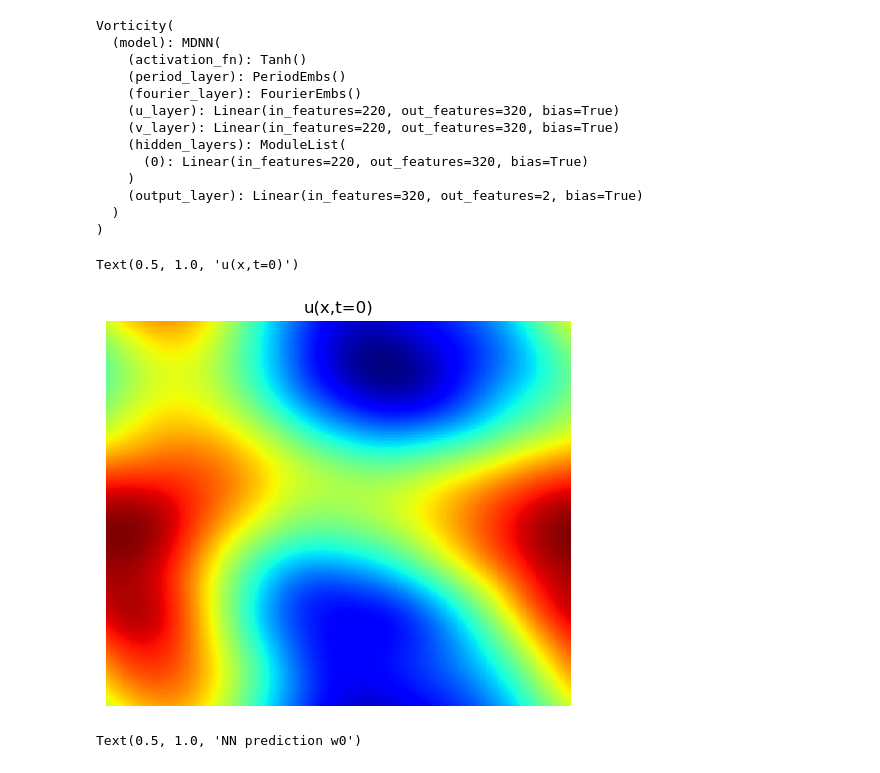
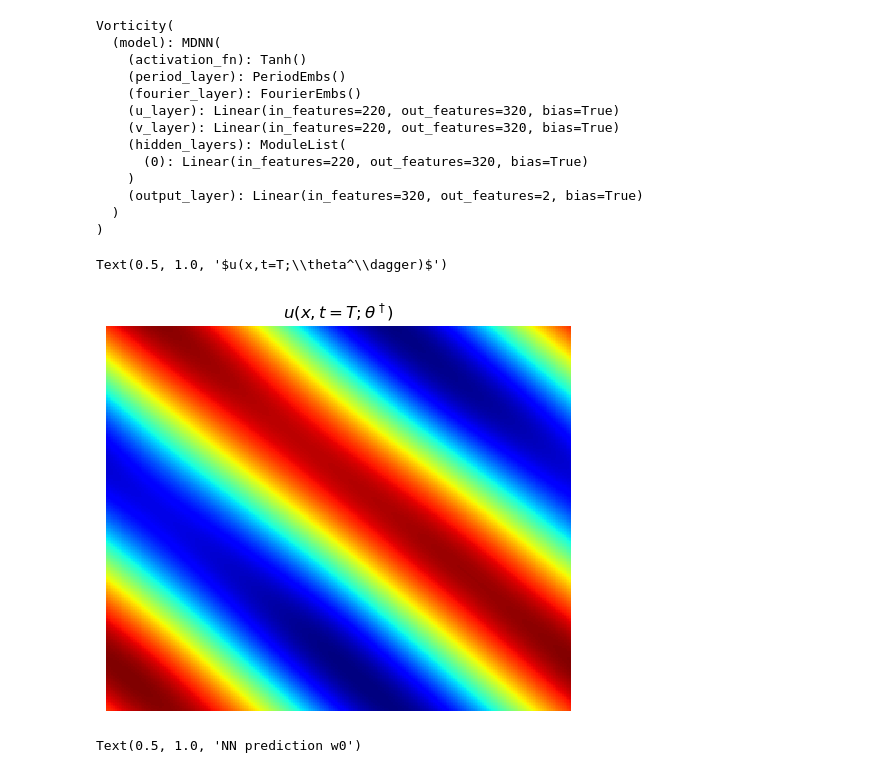
Before and after one commit to ChristianJzB/Projects, a Jupyter notebook: Navier-Stokes/NV_nn_solver.ipynb, the cells around one changed output. Saved outputs shown, nothing was run; the diff lists cells and outputs as text; code cells hidden in the pictures.

```diff
--- a/Navier-Stokes/NV_nn_solver.ipynb
+++ b/Navier-Stokes/NV_nn_solver.ipynb
@@ -177,37 +177,37 @@ X, Y = torch.meshgrid(X, Y)  # Create meshgrid for X, Y
 def force_function(X, Y):
     return  (np.sin(X + Y) + np.cos(X + Y))
 
 
 i = 18
 
-delta_t = 0
+delta_t = 2
 
 
 w_ref1 = griddata((X.reshape(-1), Y.reshape(-1)), w0[:,i].flatten(),(X, Y), method='cubic')
 #phi_ref1 = griddata((X.reshape(-1), Y.reshape(-1)), phi[:,i].flatten(),(X, Y), method='cubic')
 
 data_test = torch.hstack((X.reshape(-1,1),Y.reshape(-1,1),delta_t*torch.ones_like(X.reshape(-1,1)))).float()
 
 th = theta[:,:,i].reshape(-1,1).T.repeat_interleave(data_test.shape[0], dim=0)
 
 dataset1 = torch.cat((data_test, th), dim=1)  # Shape (16000, 103)
 
 w_pred1 = WRF_MDNN_dg.w(dataset1).detach().numpy()
 phi_pred1 = WRF_MDNN_dg.phi(dataset1).detach().numpy()
 
 pred1 = griddata((X.reshape(-1), Y.reshape(-1)), w_pred1.flatten(),(X, Y), method='cubic')
 pred2 = griddata((X.reshape(-1), Y.reshape(-1)), phi_pred1.flatten(),(X, Y), method='cubic')
 
 fig, axs = plt.subplots(1,1,figsize = (6,5),sharey=True)
 
 axs.pcolormesh(X.numpy(),Y.numpy(), pred1, cmap='jet')
 axs.set_xticks([])
 axs.set_yticks([])
 axs.set_frame_on(False)
-axs.set_title("u(x,t=0)",color="black")
+axs.set_title("$u(x,t=T;\\theta^\dagger)$",color="black")
 # %% [output]
-Text(0.5, 1.0, 'u(x,t=0)')
+Text(0.5, 1.0, '$u(x,t=T;\\theta^\\dagger)$')
-[figure, old version]
+[figure, new version]
 # %%
 X = torch.linspace(0, 1, 128)*2*torch.pi  # Spatial grid in X direction
 Y = torch.linspace(0, 1, 128)*2*torch.pi  # Spatial grid in Y direction
```
Also changed, not shown: 1 other file.
